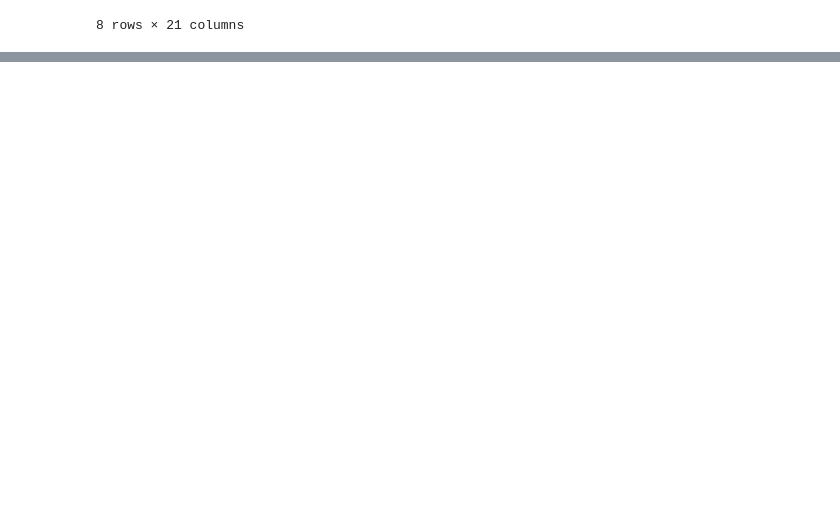
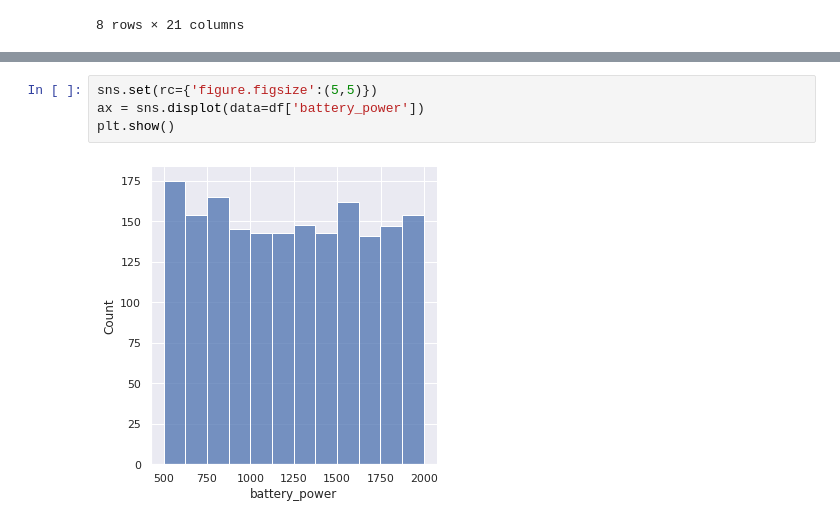
Before and after one commit to haynapasi050505/supervised-machine-learning-classification-capstone-project, a Jupyter notebook: Copy_of_mobile_price_prediction_team_capstone_project.ipynb, the cells around one changed output, grey strips where cells are left out. Drawn from its saved outputs; the diff is of its cells as text; blank space fills up the shorter version.

```diff
--- a/Copy_of_mobile_price_prediction_team_capstone_project.ipynb
+++ b/Copy_of_mobile_price_prediction_team_capstone_project.ipynb
@@ -186,0 +245,6 @@ df.describe()
+# %%
+sns.set(rc={'figure.figsize':(5,5)})
+ax = sns.displot(data=df['battery_power'])
+plt.show()
+# %% [output]
+[figure, added]
```
Also changed, not shown: parts of 10 cells of this notebook.
